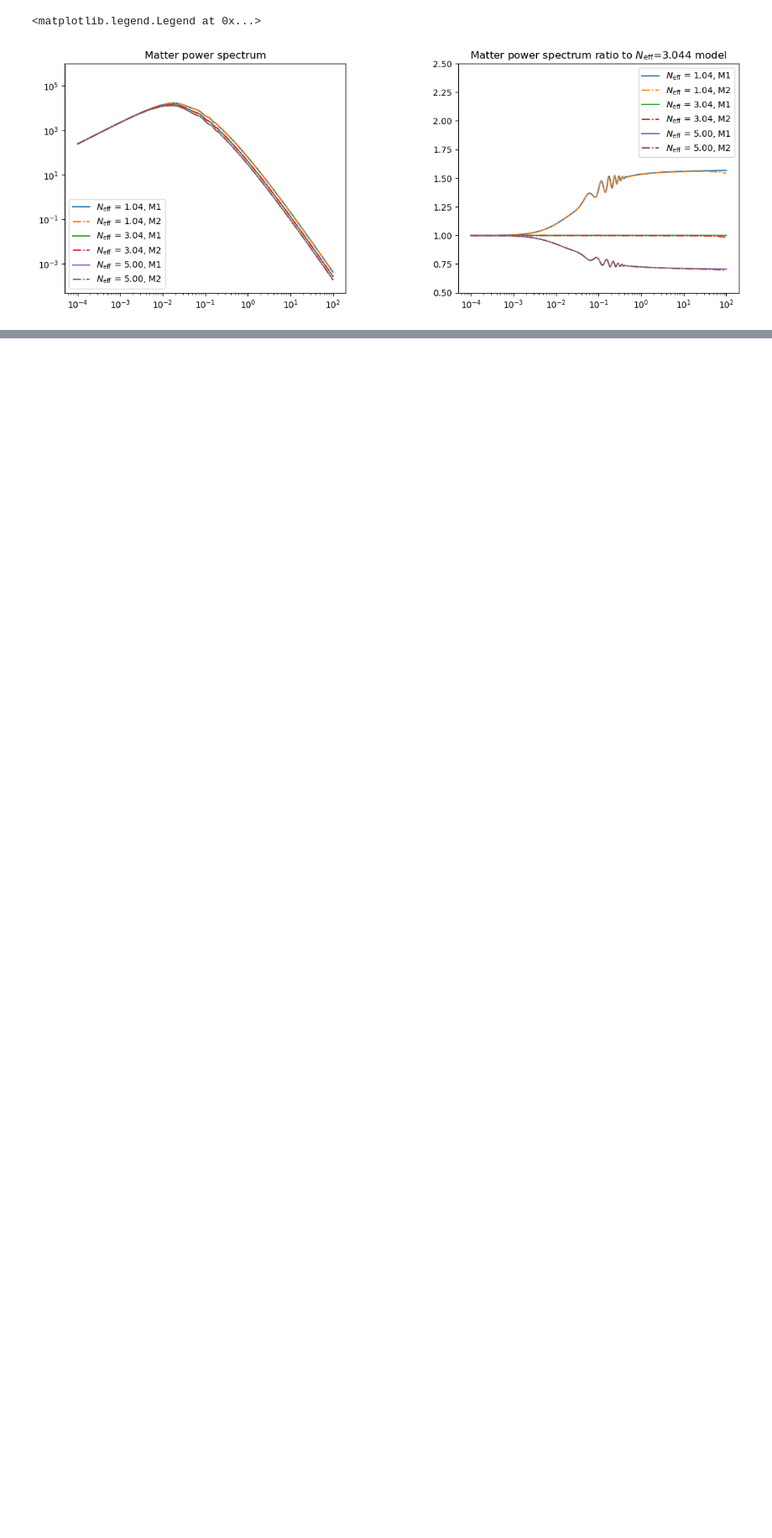
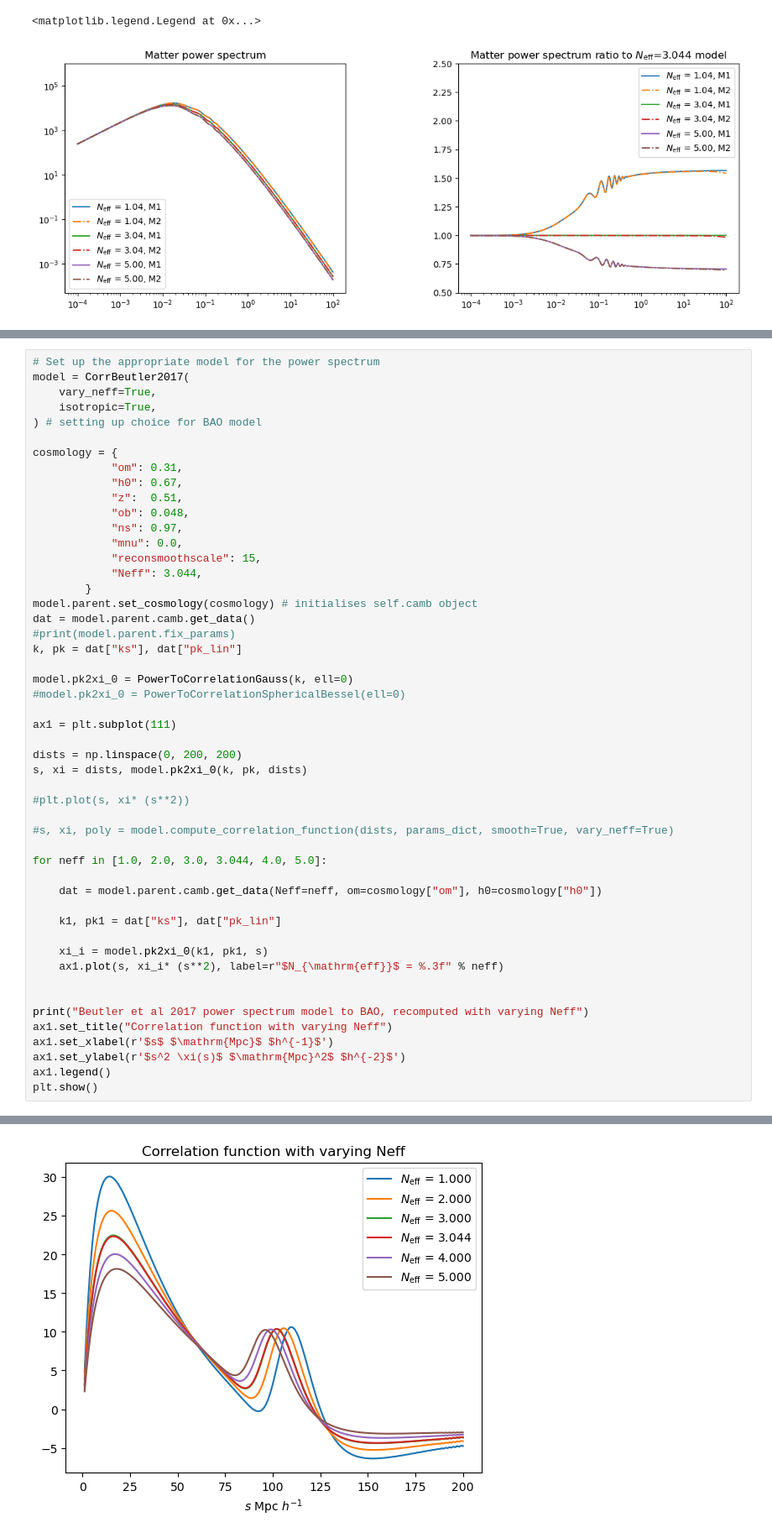
Before and after one commit to abbew25/Barry, a Jupyter notebook: investigations/investigation_Neff.ipynb, the cells around one changed output, grey strips where cells are left out. Shown at 84% size. Cells and saved outputs as stored; diff of their text form; blank space fills up the shorter version.

Commit message:
small bug fix in correlation code (setting wrong defaults for parameters in .super()) and add code to plot correlation function with varying Neff to the investigation script

```diff
--- a/investigations/investigation_Neff.ipynb
+++ b/investigations/investigation_Neff.ipynb
@@ -829,0 +840,51 @@ ax2.legend()
+# %%
+# Set up the appropriate model for the power spectrum
+model = CorrBeutler2017(
+    vary_neff=True,
+    isotropic=True,
+) # setting up choice for BAO model
+
+cosmology = {
+            "om": 0.31,
+            "h0": 0.67,
+            "z":  0.51,
+            "ob": 0.048,
+            "ns": 0.97,
+            "mnu": 0.0,
+            "reconsmoothscale": 15,
+            "Neff": 3.044,
+        }
+model.parent.set_cosmology(cosmology) # initialises self.camb object
+dat = model.parent.camb.get_data()
+#print(model.parent.fix_params)
+k, pk = dat["ks"], dat["pk_lin"]
+
+model.pk2xi_0 = PowerToCorrelationGauss(k, ell=0)
+#model.pk2xi_0 = PowerToCorrelationSphericalBessel(ell=0)
+
+ax1 = plt.subplot(111)
+
+dists = np.linspace(0, 200, 200)
+s, xi = dists, model.pk2xi_0(k, pk, dists)
+
+#plt.plot(s, xi* (s**2))
+
+#s, xi, poly = model.compute_correlation_function(dists, params_dict, smooth=True, vary_neff=True)
+
+for neff in [1.0, 2.0, 3.0, 3.044, 4.0, 5.0]:
+
+    dat = model.parent.camb.get_data(Neff=neff, om=cosmology["om"], h0=cosmology["h0"])
+
+    k1, pk1 = dat["ks"], dat["pk_lin"]
+
+    xi_i = model.pk2xi_0(k1, pk1, s)
+    ax1.plot(s, xi_i* (s**2), label=r"$N_{\mathrm{eff}}$ = %.3f" % neff)
+
+
+print("Beutler et al 2017 power spectrum model to BAO, recomputed with varying Neff")
+ax1.set_title("Correlation function with varying Neff")
+ax1.set_xlabel(r'$s$ $\mathrm{Mpc}$ $h^{-1}$')
+ax1.set_ylabel(r'$s^2 \xi(s)$ $\mathrm{Mpc}^2$ $h^{-2}$')
+ax1.legend()
+plt.show()
+# %% [output]
@@ -829,0 +892 @@ ax2.legend()
+[figure, added]
```
Also changed, not shown: parts of 4 cells of this notebook, 2 other files.
